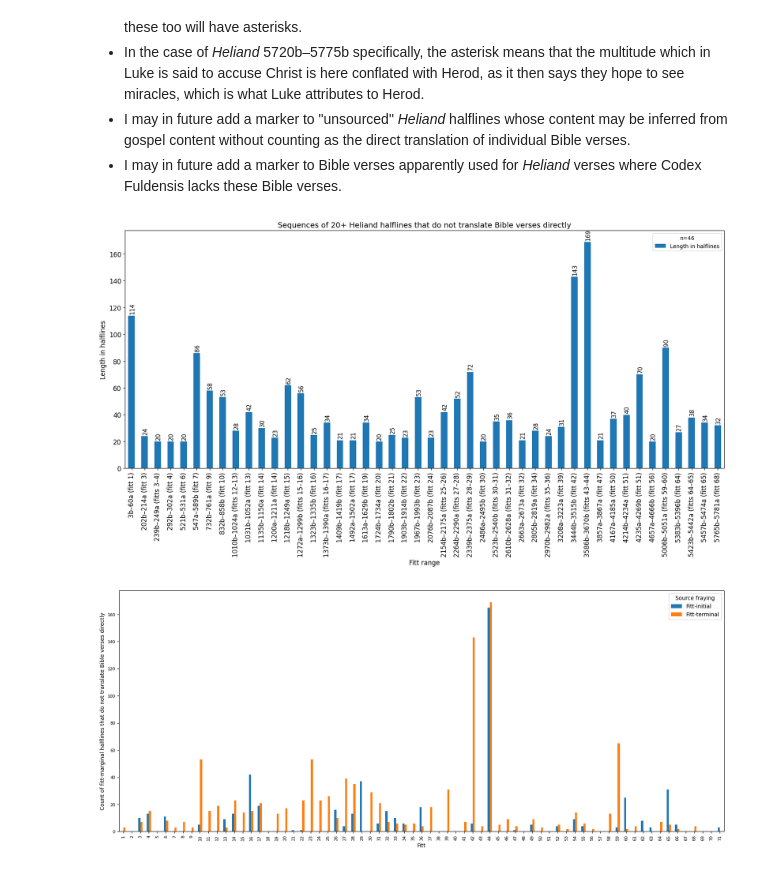
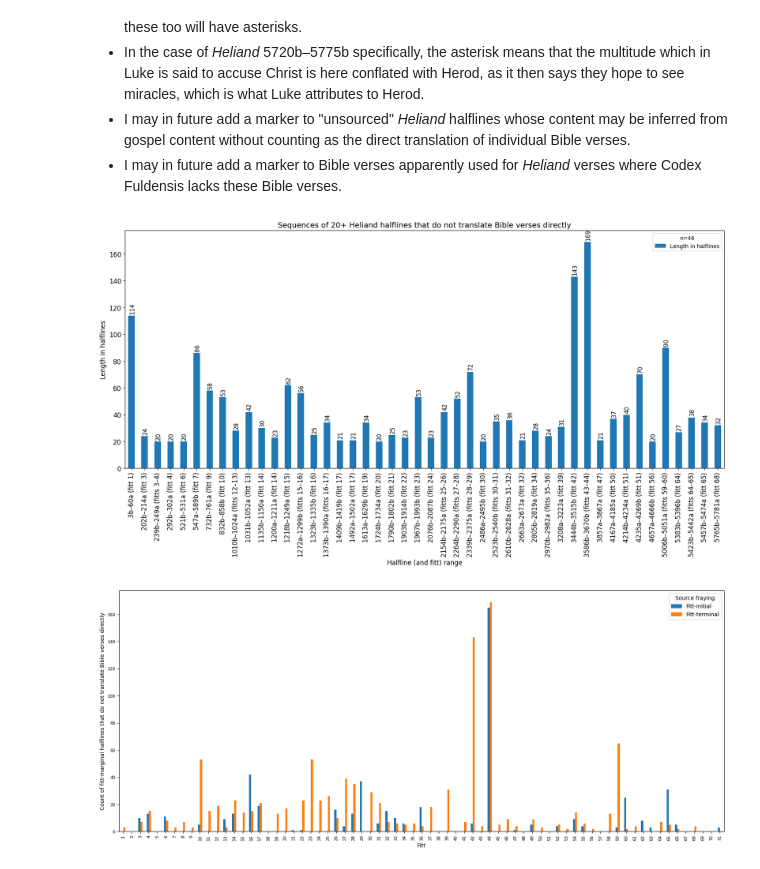
Before and after one commit to langeslag/olg-corpus-tools, a Jupyter notebook: investigations/unsourced_sequences.ipynb, the cells around one changed output. Cells and saved outputs as stored; diff of their text form; code cells hidden in the pictures.

```diff
--- a/investigations/unsourced_sequences.ipynb
+++ b/investigations/unsourced_sequences.ipynb
@@ -140,17 +140,17 @@ df_long_gaps = df[df['Length in halflines'] > 19]#.sort_values(by='Length in hal
 # %%
 hist = df_long_gaps.plot.bar(x='Range', y='Length in halflines', figsize=(20,8), fontsize='12')
 plt.title('Sequences of 20+ Heliand halflines that do not translate Bible verses directly', fontsize='14')
 plt.legend(title='n=' + str(len(df_long_gaps)), fontsize='10')
 locs, labels = plt.xticks()
-hist.set_xlabel('Fitt range', fontsize='12')
+hist.set_xlabel('Halfline (and fitt) range', fontsize='12')
 hist.set_ylabel('Length in halflines', fontsize='12')
 long_gaps_plot = plt.xticks(ticks=locs, labels=[i + ' (' + identify_fitts(i) + ')' for i in df_long_gaps['Range']])
 xlocs = [i for i in range(len(df_long_gaps))]
 for i,v in enumerate(df_long_gaps['Length in halflines']):
     plt.text(xlocs[i] - 0.17, v + 2, str(v), rotation='vertical', fontsize='11')
 plt.savefig(fname='long-gaps.svg', format='svg', bbox_inches='tight')
 # %% [output]
-[figure, old version]
+[figure, new version]
 # %%
 frays = get_frays()
 df_frays = pd.DataFrame(frays)
```
Also changed, not shown: 3 other files.
